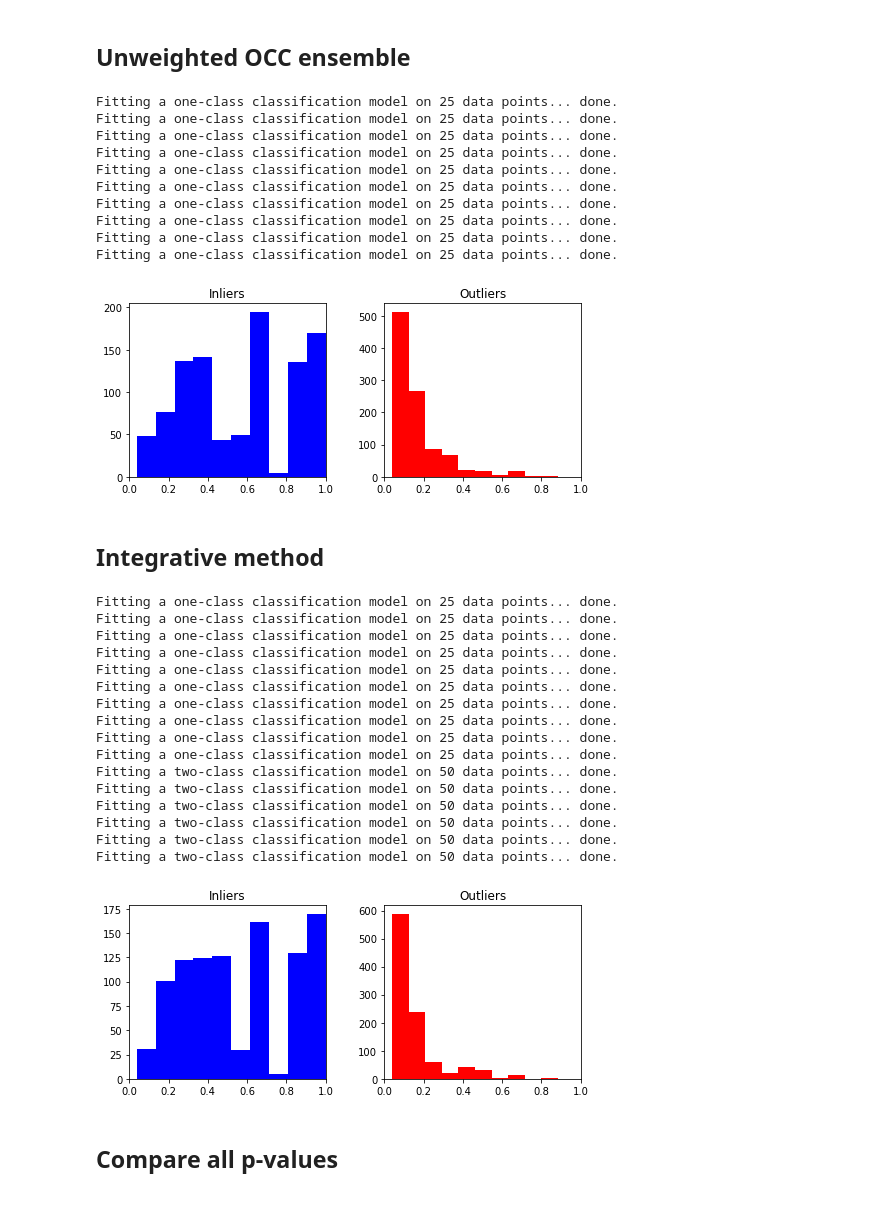
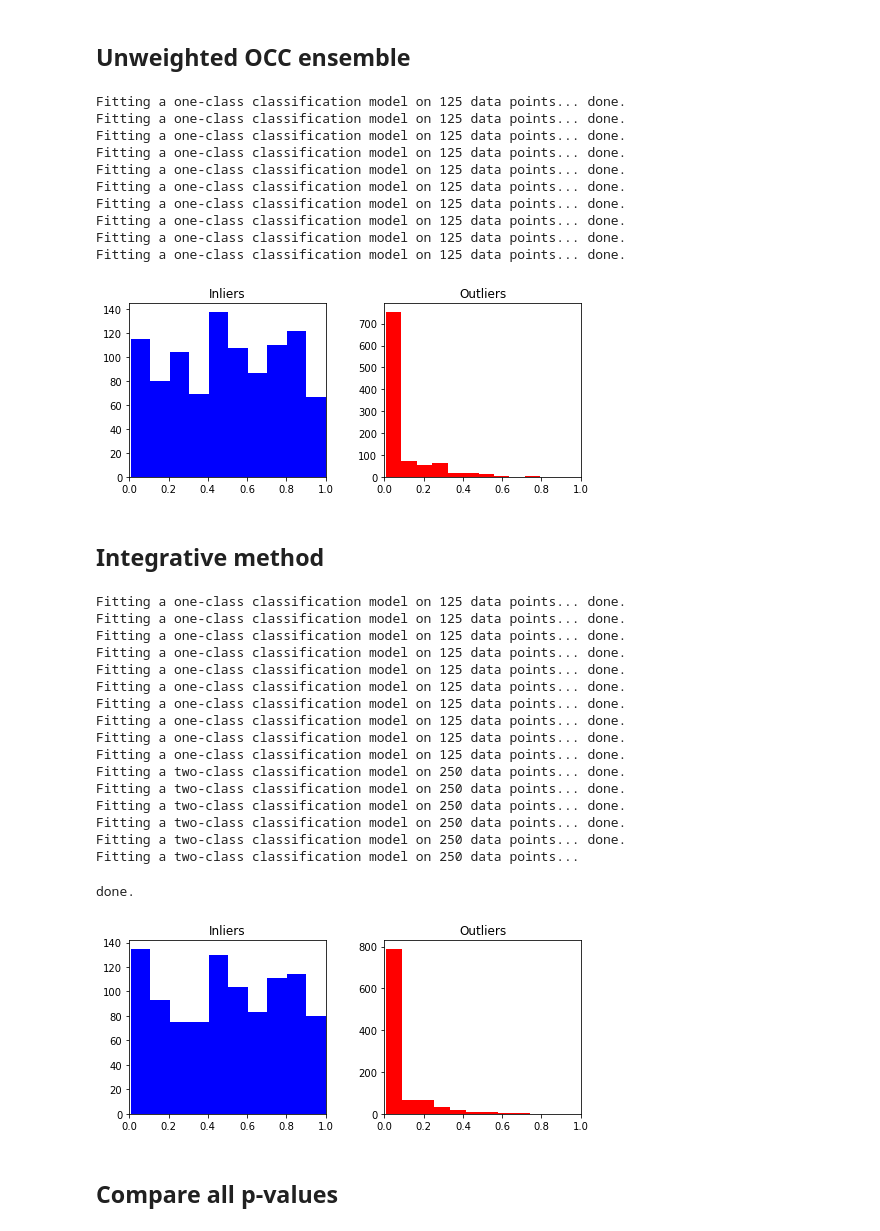
Before and after one commit to ZiyiLiang/weighted_conformal_pvalues, a Jupyter notebook: examples/example-1.ipynb, the cells around one changed output. Cells and saved outputs as stored; diff of their text form; code cells hidden in the pictures.

```diff
--- a/examples/example-1.ipynb
+++ b/examples/example-1.ipynb
@@ -55,7 +55,7 @@ elif model_name == "circles":
     a = 0.7        # Signal amplitude
     model = ConcentricCirclesMixture(p, a, random_state=random_state)
     purity = 0.5      # Proportion of inliers
-    n = 100          # Number of observations
+    n = 500          # Number of observations
 
 elif model_name == "BinomialModel":
     p = 100        # Number of features
@@ -342,49 +343,49 @@ Fitting a two-class classification model on 50 data points... done.
 # %% [markdown]
 ## Unweighted OCC ensemble
 # %%
-from methods_split import WeightedOneClassConformal
+from methods_split import IntegrativeConformal
 
 # Extract the inliers from the data
 X_in = X[Y==0]
 X_out = X[Y==1]
 
 # Choose a family of one-class classifiers
 bboxes_one = bbox_occ_list
 bboxes_two = bbox_bc_list
 
 # Compute the p-values
-method_unw_ens = WeightedOneClassConformal(X_in, X_out,
+method_unw_ens = IntegrativeConformal(X_in, X_out,
                                            bboxes_one=bboxes_one, #bboxes_two=bboxes_two,
                                            calib_size=0.5, ratio=False, tuning=True)
 pvals_unw_ens = method_unw_ens.compute_pvalues(X_test)
 
 ## Plot the p-values
 fig, axs = plt.subplots(1,2, figsize=(7,3))
 fig.tight_layout()
 plt.subplots_adjust(wspace=0.3)
 axs[0].hist(pvals_unw_ens[Y_test==0], color="blue")
 axs[1].hist(pvals_unw_ens[Y_test==1], color="red")
 axs[0].title.set_text('Inliers')
 axs[1].title.set_text('Outliers')
 axs[0].set_xlim(0,1)
 axs[1].set_xlim(0,1)
 plt.show()
 # %% [output]
-Fitting a one-class classification model on 25 data points... done.
-Fitting a one-class classification model on 25 data points... done.
-Fitting a one-class classification model on 25 data points... done.
-Fitting a one-class classification model on 25 data points... done.
-Fitting a one-class classification model on 25 data points... done.
-Fitting a one-class classification model on 25 data points... done.
-Fitting a one-class classification model on 25 data points... done.
-Fitting a one-class classification model on 25 data points... done.
-Fitting a one-class classification model on 25 data points... done.
-Fitting a one-class classification model on 25 data points... done.
+Fitting a one-class classification model on 125 data points... done.
+Fitting a one-class classification model on 125 data points... done.
+Fitting a one-class classification model on 125 data points... done.
+Fitting a one-class classification model on 125 data points... done.
+Fitting a one-class classification model on 125 data points... done.
+Fitting a one-class classification model on 125 data points... done.
+Fitting a one-class classification model on 125 data points... done.
+Fitting a one-class classification model on 125 data points... done.
+Fitting a one-class classification model on 125 data points... done.
+Fitting a one-class classification model on 125 data points... done.
-[figure, old version]
+[figure, new version]
 # %% [markdown]
 ## Integrative method
 # %%
-from methods_split import WeightedOneClassConformal
+from methods_split import IntegrativeConformal
 
 # Extract the inliers from the data
 X_in = X[Y==0]
@@ -395,7 +396,7 @@ bboxes_one = bbox_occ_list
 bboxes_two = bbox_bc_list
 
 # Compute the p-values
-method_int = WeightedOneClassConformal(X_in, X_out, bboxes_one=bboxes_one, bboxes_two=bboxes_two,
+method_int = IntegrativeConformal(X_in, X_out, bboxes_one=bboxes_one, bboxes_two=bboxes_two,
                                        calib_size=0.5, tuning=True)
 pvals_int, pvals_int_0, pvals_int_1 = method_int.compute_pvalues(X_test, return_prepvals=True)
 
@@ -411,23 +412,24 @@ axs[0].set_xlim(0,1)
 axs[1].set_xlim(0,1)
 plt.show()
 # %% [output]
-Fitting a one-class classification model on 25 data points... done.
-Fitting a one-class classification model on 25 data points... done.
-Fitting a one-class classification model on 25 data points... done.
-Fitting a one-class classification model on 25 data points... done.
-Fitting a one-class classification model on 25 data points... done.
-Fitting a one-class classification model on 25 data points... done.
-Fitting a one-class classification model on 25 data points... done.
-Fitting a one-class classification model on 25 data points... done.
-Fitting a one-class classification model on 25 data points... done.
-Fitting a one-class classification model on 25 data points... done.
-Fitting a two-class classification model on 50 data points... done.
-Fitting a two-class classification model on 50 data points... done.
-Fitting a two-class classification model on 50 data points... done.
-Fitting a two-class classification model on 50 data points... done.
-Fitting a two-class classification model on 50 data points... done.
-Fitting a two-class classification model on 50 data points... done.
+Fitting a one-class classification model on 125 data points... done.
+Fitting a one-class classification model on 125 data points... done.
+Fitting a one-class classification model on 125 data points... done.
+Fitting a one-class classification model on 125 data points... done.
+Fitting a one-class classification model on 125 data points... done.
+Fitting a one-class classification model on 125 data points... done.
+Fitting a one-class classification model on 125 data points... done.
+Fitting a one-class classification model on 125 data points... done.
+Fitting a one-class classification model on 125 data points... done.
+Fitting a one-class classification model on 125 data points... done.
+Fitting a two-class classification model on 250 data points... done.
+Fitting a two-class classification model on 250 data points... done.
+Fitting a two-class classification model on 250 data points... done.
+Fitting a two-class classification model on 250 data points... done.
+Fitting a two-class classification model on 250 data points... done.
+Fitting a two-class classification model on 250 data points...
+done.
-[figure, old version]
+[figure, new version]
 # %% [markdown]
 ## Compare all p-values
 # %%
```
Also changed, not shown: parts of 9 cells of this notebook, 11 other files.
